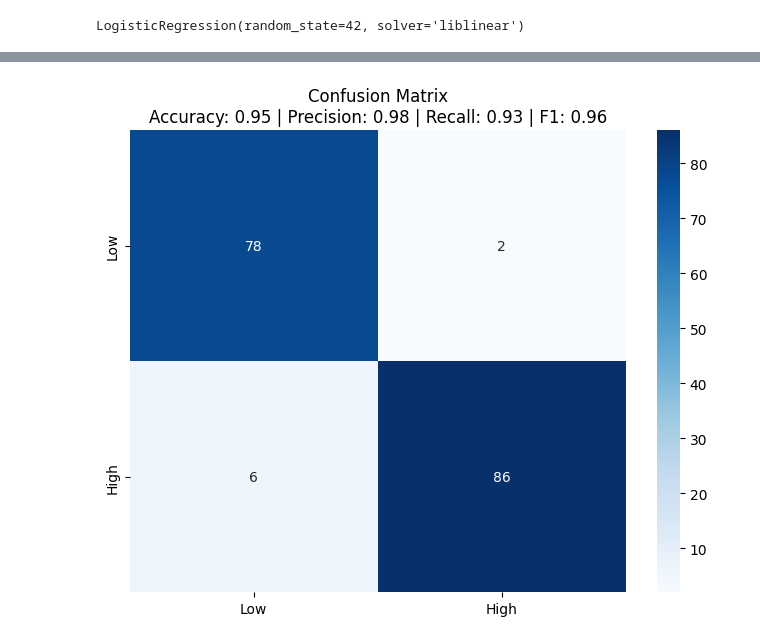
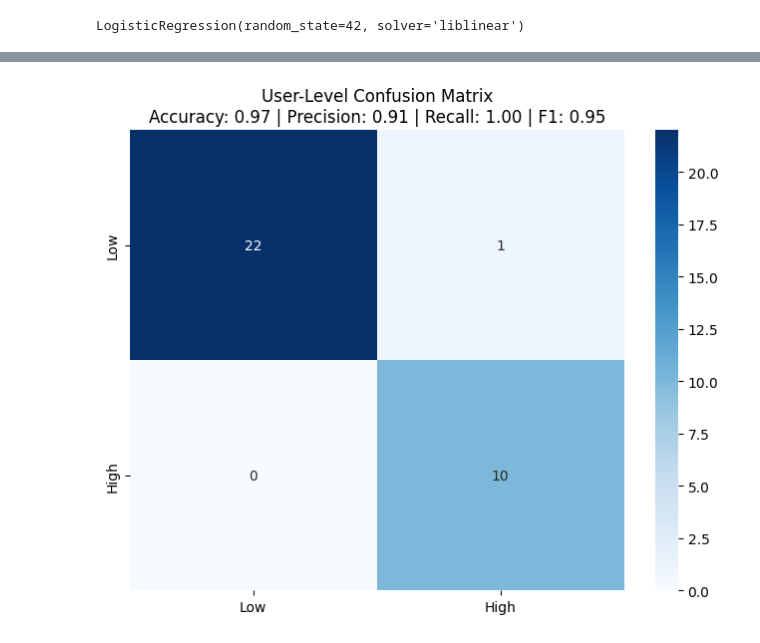
Before and after one commit to Pamita12/Capstone_project, a Jupyter notebook: RCS_EDA_ML models.ipynb, the cells around one changed output, grey strips where cells are left out. Saved outputs shown, nothing was run; the diff lists cells and outputs as text; code cells hidden in the pictures.

```diff
--- a/RCS_EDA_ML models.ipynb
+++ b/RCS_EDA_ML models.ipynb
@@ -967,7 +969,9 @@ Clusters are clearly separated along this relationship.
 Create a new binary column 'high_engagement' based on whether the 'engagement_score_log' is above or below the median.
 # %%
 median_engagement_score_log = rcs['engagement_score_log'].median()
-rcs['high_engagement'] = (rcs['engagement_score_log'] > median_engagement_score_log).astype(int)
+rcs['high_engagement'] = (
+    rcs['engagement_score_log'] > median_engagement_score_log
+).astype(int)
 
 print(f"Median engagement_score_log: {median_engagement_score_log}")
 print(rcs[['engagement_score_log', 'high_engagement']].head())
@@ -1021,7 +1026,9 @@ Divide the dataset into training and test sets for both features (X) and the tar
 # %%
 from sklearn.model_selection import train_test_split
 
-X_train, X_test, y_train, y_test = train_test_split(X, y, test_size=0.2, random_state=42)
+X_train, X_test, y_train, y_test = train_test_split(
+    X, y, test_size=0.2, random_state=42
+)
 
 print(f"Shape of X_train: {X_train.shape}")
 print(f"Shape of X_test: {X_test.shape}")
@@ -1039,10 +1046,11 @@ Initialize and train a Logistic Regression model using training data.
 # %%
 from sklearn.linear_model import LogisticRegression
 
-# Initialize the Logistic Regression model
-model = LogisticRegression(random_state=42, solver='liblinear') # Using 'liblinear' solver for small datasets and L1/L2 regularization
+model = LogisticRegression(
+    random_state=42,
+    solver='liblinear'
+)
 
-# Fit the model to the training data
 model.fit(X_train, y_train)
 # %% [output]
 LogisticRegression(random_state=42, solver='liblinear')
@@ -1057,32 +1067,72 @@ Evaluate the performance of the trained Logistic Regression model on the test se
 - Recall
 - F1-Score.
 # %%
-from sklearn.metrics import accuracy_score, precision_score, recall_score, f1_score, confusion_matrix
+from sklearn.metrics import (
+    accuracy_score,
+    precision_score,
+    recall_score,
+    f1_score,
+    confusion_matrix
+)
+
 import matplotlib.pyplot as plt
 import seaborn as sns
 
-# Calculate accuracy
-accuracy = accuracy_score(y_test, y_pred)
+# Attach client names to predictions
+eval_df = rcs.loc[X_test.index, ['client_name']].copy()
+eval_df['y_true'] = y_test.values
+eval_df['y_pred'] = y_pred
 
-# Generate confusion matrix
-cm = confusion_matrix(y_test, y_pred)
+# Keep ONE record per user
+eval_df_unique = eval_df.drop_duplicates(subset='client_name')
 
-precision = precision_score(y_test, y_pred)
-recall = recall_score(y_test, y_pred)
-f1 = f1_score(y_test, y_pred)
+accuracy = accuracy_score(
+    eval_df_unique['y_true'],
+    eval_df_unique['y_pred']
+)
 
-plt.figure(figsize=(8,6))
-sns.heatmap(cm, annot=True, fmt="d", cmap="Blues",
-            xticklabels=["Low", "High"],
-            yticklabels=["Low", "High"])
+precision = precision_score(
+    eval_df_unique['y_true'],
+    eval_df_unique['y_pred']
+)
+
+recall = recall_score(
+    eval_df_unique['y_true'],
+    eval_df_unique['y_pred']
+)
+
+f1 = f1_score(
+    eval_df_unique['y_true'],
+    eval_df_unique['y_pred']
+)
+
+cm = confusion_matrix(
+    eval_df_unique['y_true'],
+    eval_df_unique['y_pred']
+)
+
+
+plt.figure(figsize=(8, 6))
+sns.heatmap(
+    cm,
+    annot=True,
+    fmt="d",
+    cmap="Blues",
+    xticklabels=["Low", "High"],
+    yticklabels=["Low", "High"]
+)
 
 plt.title(
-    f"Confusion Matrix\n"
-    f"Accuracy: {accuracy:.2f} | Precision: {precision:.2f} | Recall: {recall:.2f} | F1: {f1:.2f}"
+    f"User-Level Confusion Matrix\n"
+    f"Accuracy: {accuracy:.2f} | "
+    f"Precision: {precision:.2f} | "
+    f"Recall: {recall:.2f} | "
+    f"F1: {f1:.2f}"
 )
+
 plt.show()
 # %% [output]
-[figure, old version]
+[figure, new version]
 # %% [markdown]
 ## Summary:
 
```
Also changed, not shown: parts of 6 cells of this notebook.
